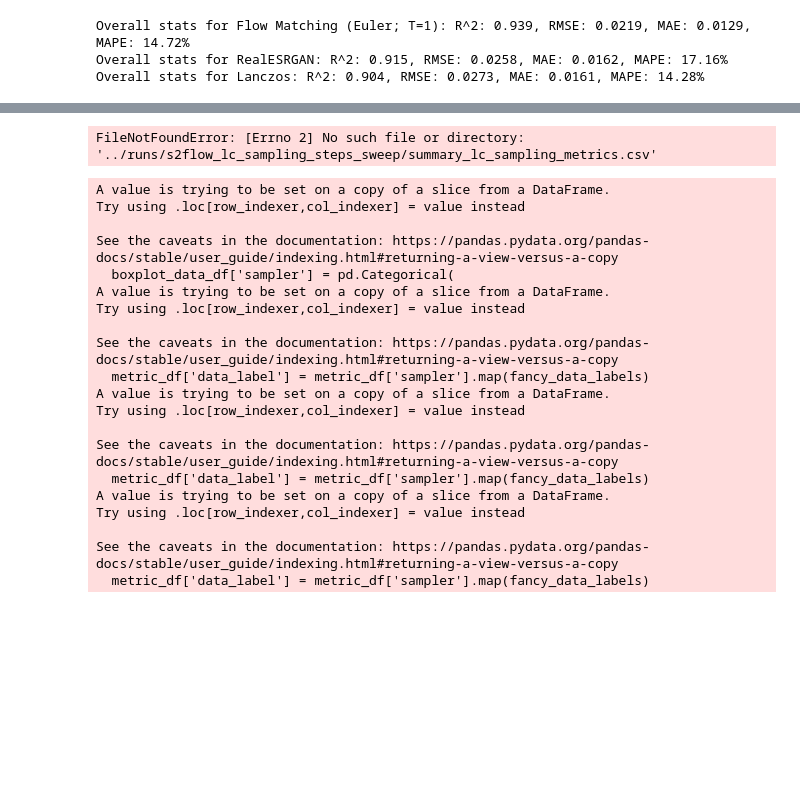
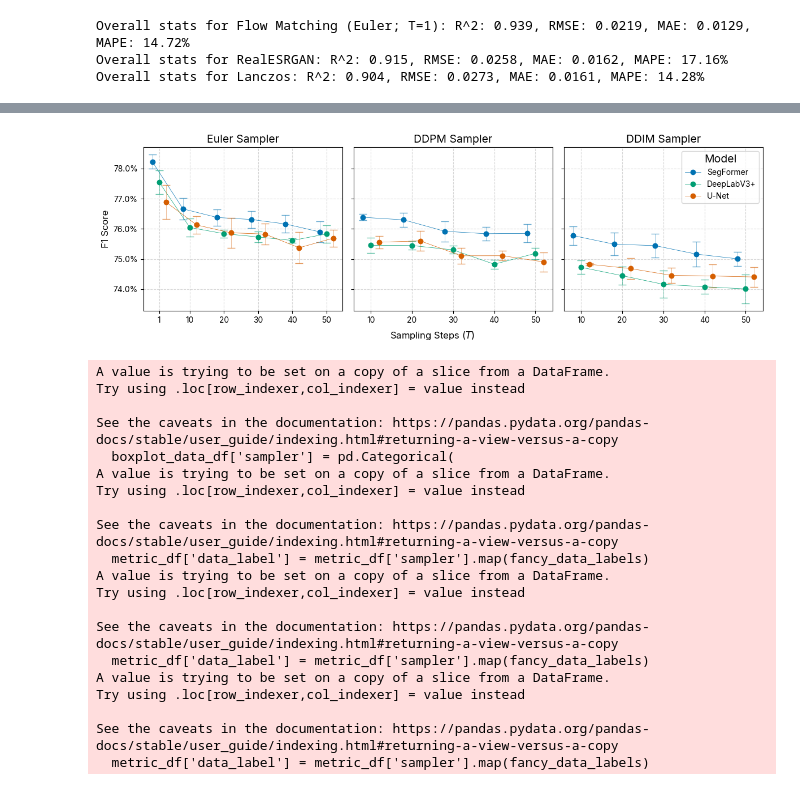
Before and after one commit to DakotaHester/s2flow, a Jupyter notebook: notebooks/plot_sampling.ipynb, the cells around one changed output, grey strips where cells are left out. Drawn from its saved outputs; the diff is of its cells as text; code cells hidden in the pictures; blank space fills up the shorter version.

```diff
--- a/notebooks/plot_sampling.ipynb
+++ b/notebooks/plot_sampling.ipynb
@@ -1335,7 +1315,27 @@ Overall stats for Lanczos: R^2: 0.904, RMSE: 0.0273, MAE: 0.0161, MAPE: 14.28%
+# %%
+lc_base_path = ('../runs/s2flow_lc_sampling_steps_sweep/') # ddim/steps_1/deeplabv3plus/fold_0/lc_step1_deeplabv3plus_f0/lc_summary_metrics.csv'
+lc_dfs = []
+for lc_file in Path(lc_base_path).glob('**/lc_summary_metrics.csv'):
+    # for i, part in enumerate(lc_file.parts):
+    sampler = lc_file.parts[3]
+    steps = int(lc_file.parts[4].split('_')[-1])
+    model = lc_file.parts[5]
+    fold = lc_file.parts[6].split('_')[-1]
+    lc_df = pd.read_csv(lc_file)
+    lc_df['sampler'] = sampler
+    lc_df['steps'] = steps
+    lc_df['model'] = model
+    lc_df['fold'] = fold
+    lc_dfs.append(lc_df)
+
+lc_df = pd.concat(lc_dfs, ignore_index=True)
+lc_df.to_csv('../runs/s2flow_lc_sampling_steps_sweep/lc_summary_metrics_all.csv', index=False)
+
+# lc_df = pd.read_csv()
 # %%
 # show increase in macro f1 score for lc_df with euler sampler from 1 to 50 steps
 
-lc_df = pd.read_csv('..')
+lc_df = pd.read_csv('../runs/s2flow_lc_sampling_steps_sweep/lc_summary_metrics_all.csv')
 fig, ax = plt.subplots(1, 3, figsize=(12,4), sharey=True)
 
 fancy_sampler_names = {
@@ -1385,37 +1385,39 @@ for j, sampler in enumerate(fancy_sampler_names.keys()):
         # # yerr = [
         # #     (mean_f1['macro_f1'] - f1_q25['macro_f1']).abs(),
         # #     (f1_q75['macro_f1'] - mean_f1['macro_f1']).abs()
         # # ]
 
         f1_std = model_df.groupby('steps')['macro_f1'].std().reset_index()
 
         ax[j].errorbar(
             mean_f1['steps'] + (i - 1) * offset_dist,
             mean_f1['macro_f1'],
             yerr=f1_std['macro_f1'],
             fmt='o',
             alpha=alpha,
             linewidth=linewidth,
             capsize=5,
             color=colors[i],
         )
 
-ax[0].set_ylabel('F1 Score')
+        ax[j].grid(True, linestyle='--', alpha=0.5)
+
+ax[0].set_ylabel('F1 Score', fontsize=12)
 ax[0].yaxis.set_major_formatter(plt.FuncFormatter(lambda y, _: '{:.1%}'.format(y)))
 
-ax[-1].legend(loc='upper right', fontsize=12)
-ax[-1].legend().set_title('Model', prop={'size': 12})
+ax[-1].legend(loc='upper right', fontsize=14)
+ax[-1].legend().set_title('Model', prop={'size': 14})
 
 fig.supxlabel('Sampling Steps ($T$)', fontsize=12, y=0.05)
 
 fig.tight_layout()
 
 out_path = Path('../figures/sampling_performance_lc/')
 out_path.mkdir(parents=True, exist_ok=True)
 # for filetype in ['png', 'pdf']:
     # fig.savefig(out_path / f'sampling_lc_f1_score.{filetype}', dpi=300 if filetype=='png' else None, bbox_inches='tight')
 # %% [output]
-FileNotFoundError: [Errno 2] No such file or directory: '../runs/s2flow_lc_sampling_steps_sweep/summary_lc_sampling_metrics.csv'
+[figure, added]
 # %%
 # show F1 scores for precision, recall, and f1 scores for s2, realesrgan, euler 1 step, and naip
 
```
Also changed, not shown: parts of 8 cells of this notebook, 7 other files.
